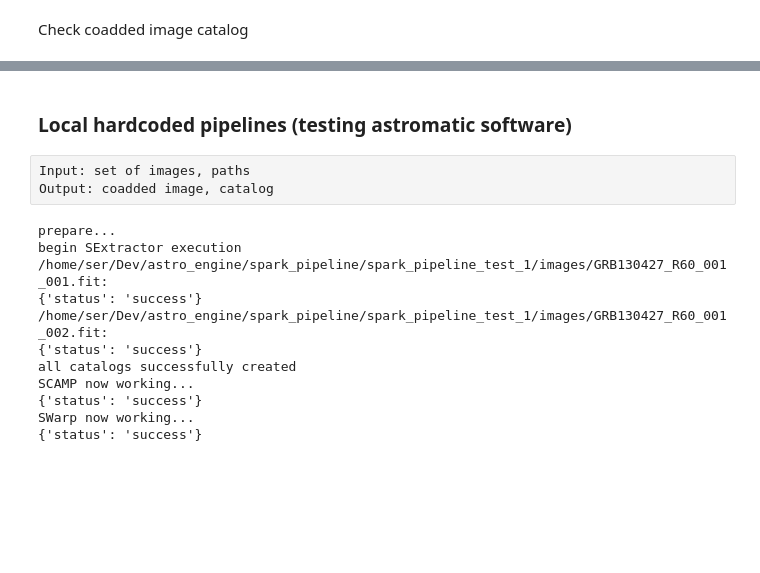
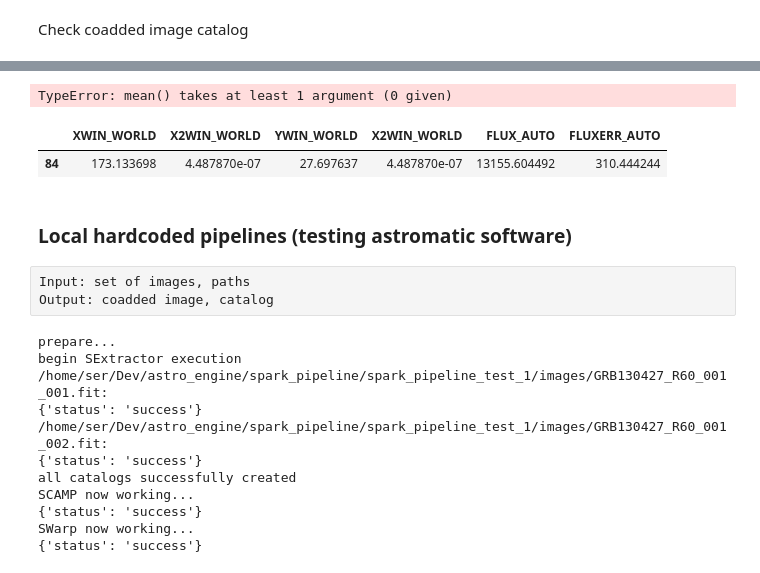
Before and after one commit to sergotail/spark_pipeline, a Jupyter notebook: spark_pipeline_test_1/test_pipeline.ipynb, the cells around one changed output, grey strips where cells are left out. Drawn from its saved outputs; the diff is of its cells as text; code cells hidden in the pictures; blank space fills up the shorter version.

```diff
--- a/spark_pipeline_test_1/test_pipeline.ipynb
+++ b/spark_pipeline_test_1/test_pipeline.ipynb
@@ -858,0 +1098,16 @@ catalog
+# %%
+for obj_if in df2.OBJECT_ID_WORLD.unique():
+    mean_flus = np.mean()
+# %% [output]
+TypeError: mean() takes at least 1 argument (0 given)
+# %%
+df_fin = all_catalogs_df.loc[(all_catalogs_df.XWIN_IMAGE > 495) & (all_catalogs_df.XWIN_IMAGE < 542) \
+                    & (all_catalogs_df.YWIN_IMAGE > 495) & (all_catalogs_df.YWIN_IMAGE < 542)]
+
+coadded_df = coadded_df.loc[(coadded_df.XWIN_IMAGE > 495) & (coadded_df.XWIN_IMAGE < 542) \
+                    & (coadded_df.YWIN_IMAGE > 495) & (coadded_df.YWIN_IMAGE < 542)]
+# %%
+coadded_df.X
+# %% [output]
+|  | XWIN_WORLD | X2WIN_WORLD | YWIN_WORLD | X2WIN_WORLD | FLUX_AUTO | FLUXERR_AUTO |
+| 84 | 173.133698 | 4.487870e-07 | 27.697637 | 4.487870e-07 | 13155.604492 | 310.444244 |
```
Also changed, not shown: parts of 71 cells of this notebook, 4 other files.
